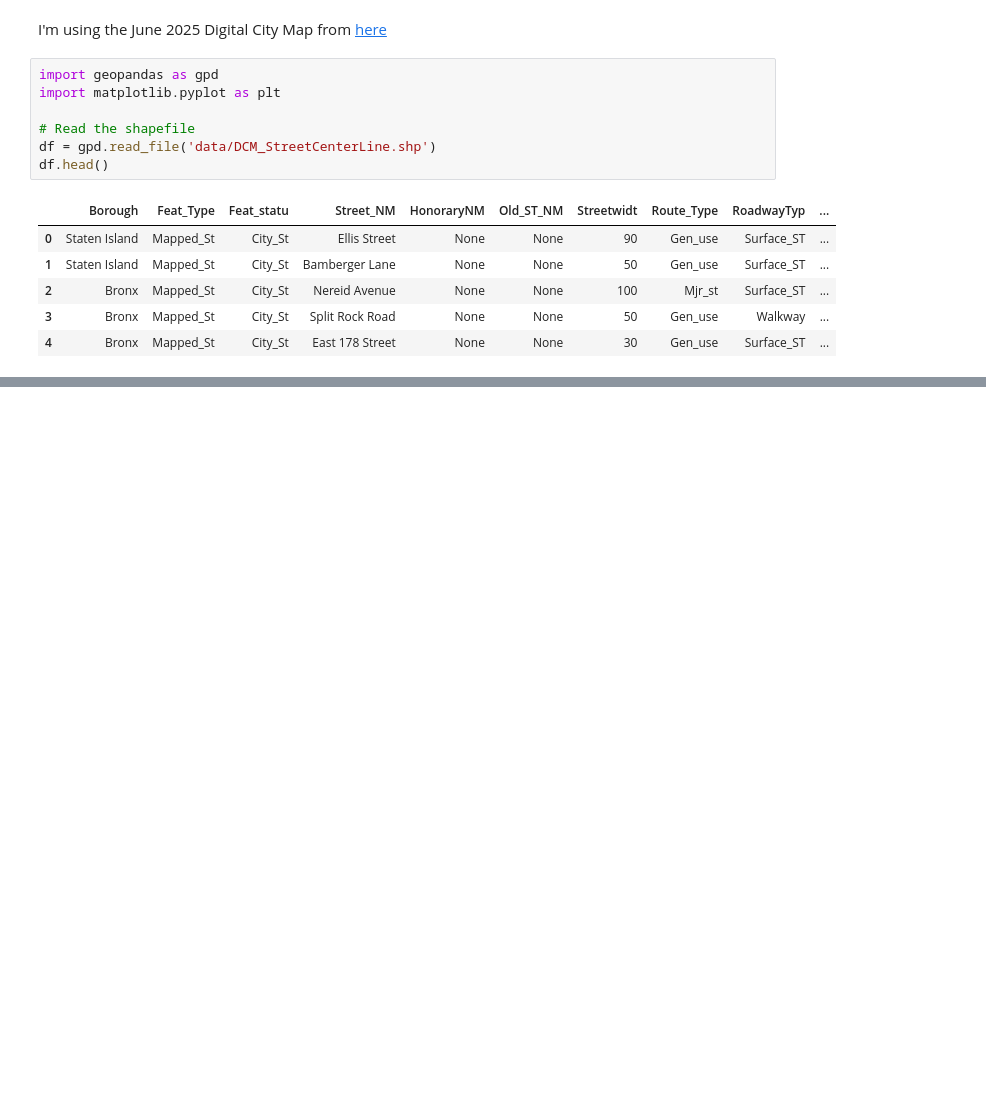
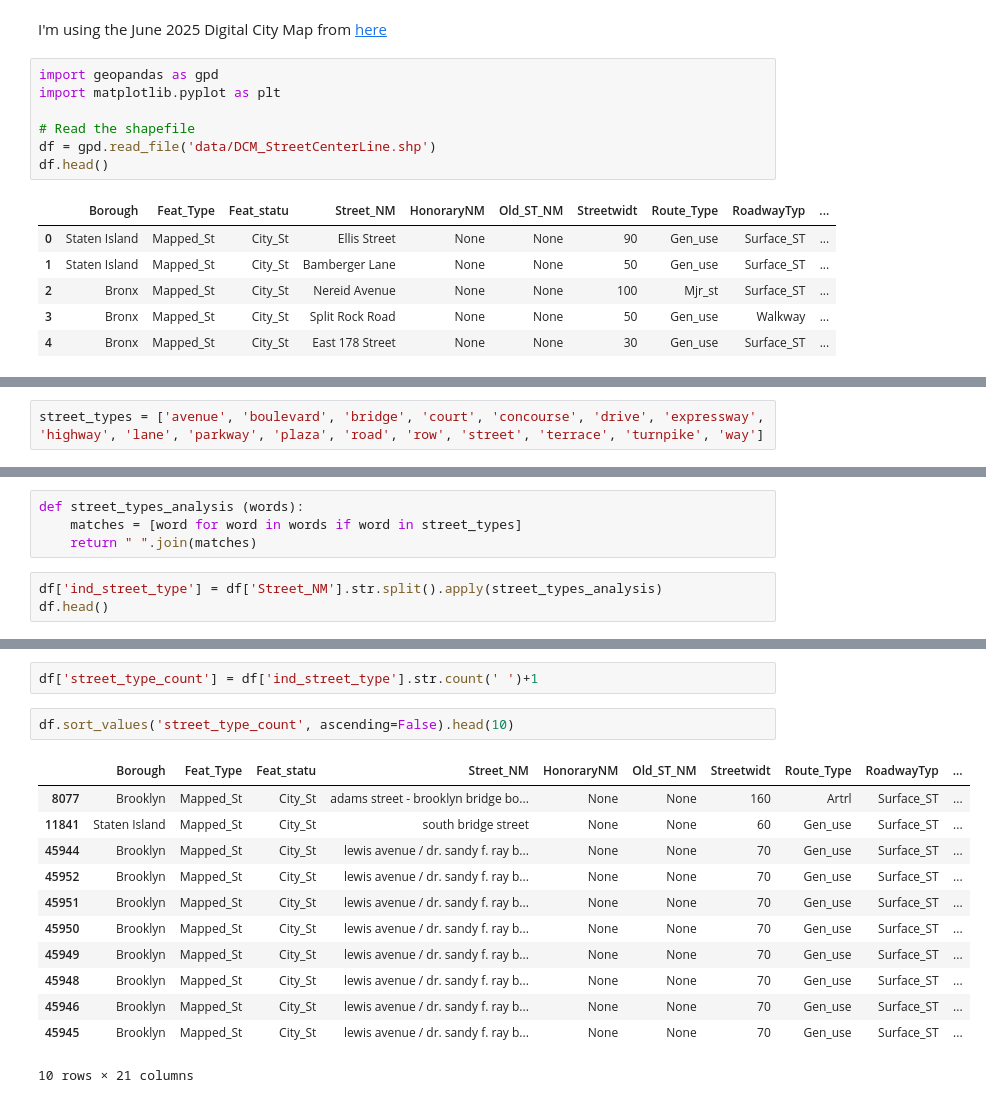
Before and after one commit to hgorledeenn/nyc-street-types, a Jupyter notebook: project-3-street-types/street_types_wrangling.ipynb, the cells around one changed output, grey strips where cells are left out. Cells and saved outputs as stored; diff of their text form; blank space fills up the shorter version.

```diff
--- a/project-3-street-types/street_types_wrangling.ipynb
+++ b/project-3-street-types/street_types_wrangling.ipynb
@@ -40,0 +35,2 @@ df.sort_values('words_count', ascending=True).head(50)
+# %%
+street_types = ['avenue', 'boulevard', 'bridge', 'court', 'concourse', 'drive', 'expressway', 'highway', 'lane', 'parkway', 'plaza', 'road', 'row', 'street', 'terrace', 'turnpike', 'way']
@@ -40,0 +39,7 @@ df.sort_values('words_count', ascending=True).head(50)
+# %%
+def street_types_analysis (words):
+    matches = [word for word in words if word in street_types]
+    return " ".join(matches)
+# %%
+df['ind_street_type'] = df['Street_NM'].str.split().apply(street_types_analysis)
+df.head()
@@ -40,0 +53,17 @@ df.sort_values('words_count', ascending=True).head(50)
+# %%
+df['street_type_count'] = df['ind_street_type'].str.count(' ')+1
+# %%
+df.sort_values('street_type_count', ascending=False).head(10)
+# %% [output]
+|  | Borough | Feat_Type | Feat_statu | Street_NM | HonoraryNM | Old_ST_NM | Streetwidt | Route_Type | RoadwayTyp | ... |
+| 8077 | Brooklyn | Mapped_St | City_St | adams street - brooklyn bridge bo... | None | None | 160 | Artrl | Surface_ST | ... |
+| 11841 | Staten Island | Mapped_St | City_St | south bridge street | None | None | 60 | Gen_use | Surface_ST | ... |
+| 45944 | Brooklyn | Mapped_St | City_St | lewis avenue / dr. sandy f. ray b... | None | None | 70 | Gen_use | Surface_ST | ... |
+| 45952 | Brooklyn | Mapped_St | City_St | lewis avenue / dr. sandy f. ray b... | None | None | 70 | Gen_use | Surface_ST | ... |
+| 45951 | Brooklyn | Mapped_St | City_St | lewis avenue / dr. sandy f. ray b... | None | None | 70 | Gen_use | Surface_ST | ... |
+| 45950 | Brooklyn | Mapped_St | City_St | lewis avenue / dr. sandy f. ray b... | None | None | 70 | Gen_use | Surface_ST | ... |
+| 45949 | Brooklyn | Mapped_St | City_St | lewis avenue / dr. sandy f. ray b... | None | None | 70 | Gen_use | Surface_ST | ... |
+| 45948 | Brooklyn | Mapped_St | City_St | lewis avenue / dr. sandy f. ray b... | None | None | 70 | Gen_use | Surface_ST | ... |
+| 45946 | Brooklyn | Mapped_St | City_St | lewis avenue / dr. sandy f. ray b... | None | None | 70 | Gen_use | Surface_ST | ... |
+| 45945 | Brooklyn | Mapped_St | City_St | lewis avenue / dr. sandy f. ray b... | None | None | 70 | Gen_use | Surface_ST | ... |
+10 rows × 21 columns
```
Also changed, not shown: parts of 5 cells of this notebook.
